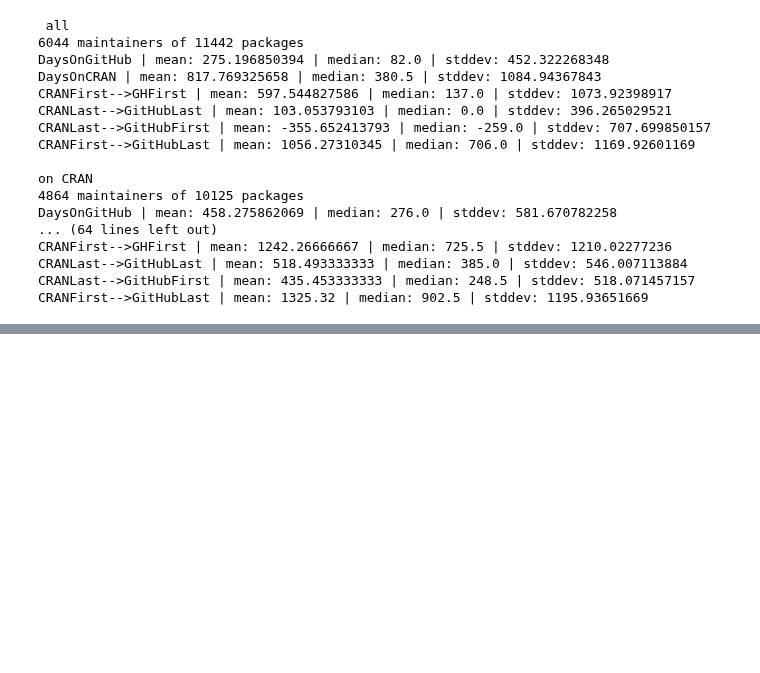
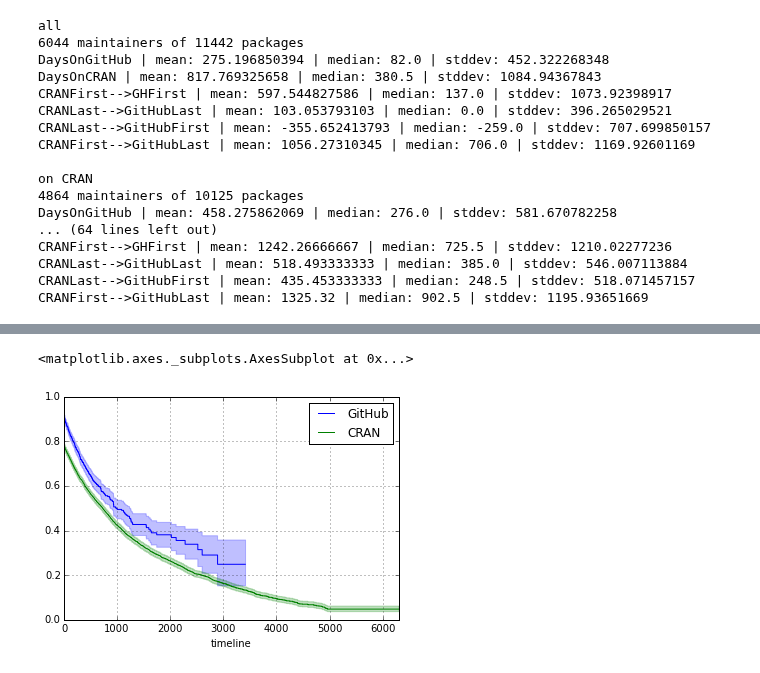
Before and after one commit to maelick/GitHub-API-Helpers, a Jupyter notebook: SANER2016/notebooks/R Packages Maintainer.ipynb, the cells around one changed output, grey strips where cells are left out. Saved outputs shown, nothing was run; the diff lists cells and outputs as text; code cells hidden in the pictures; blank space fills up the shorter version.

```diff
--- a/SANER2016/notebooks/R Packages Maintainer.ipynb
+++ b/SANER2016/notebooks/R Packages Maintainer.ipynb
@@ -96,0 +120,17 @@ CRANFirst-->GitHubLast | mean: 1325.32 | median: 902.5 | stddev: 1195.93651669
+# %%
+ax = plt.subplot()
+
+limit = pandas.to_datetime(datetime.date(2015,1,1)) #datetime.date.today() - datetime.timedelta(weeks=13)
+
+
+loc = survival.dropna(subset=('GitHubFirstDate',),)
+
+_F = lambda r: r if r < limit else ''
+
+T, E = lifelines.utils.datetimes_to_durations(loc['GitHubFirstDate'], loc['GitHubLastDate'].apply(_F), fill_date=fill)
+kmf.fit(T, event_observed=E, label='GitHub').plot(ax=ax)
+
+loc = survival.dropna(subset=('CRANFirstDate',),)
+T, E = lifelines.utils.datetimes_to_durations(loc['CRANFirstDate'], loc['CRANLastDate'].apply(_F), fill_date=fill)
+kmf.fit(T, event_observed=E, label='CRAN').plot(ax=ax)
+# %% [output]
@@ -96,0 +139,2 @@ CRANFirst-->GitHubLast | mean: 1325.32 | median: 902.5 | stddev: 1195.93651669
+<matplotlib.axes._subplots.AxesSubplot at 0x...>
+[figure, added]
```
Also changed, not shown: parts of 3 cells of this notebook.
